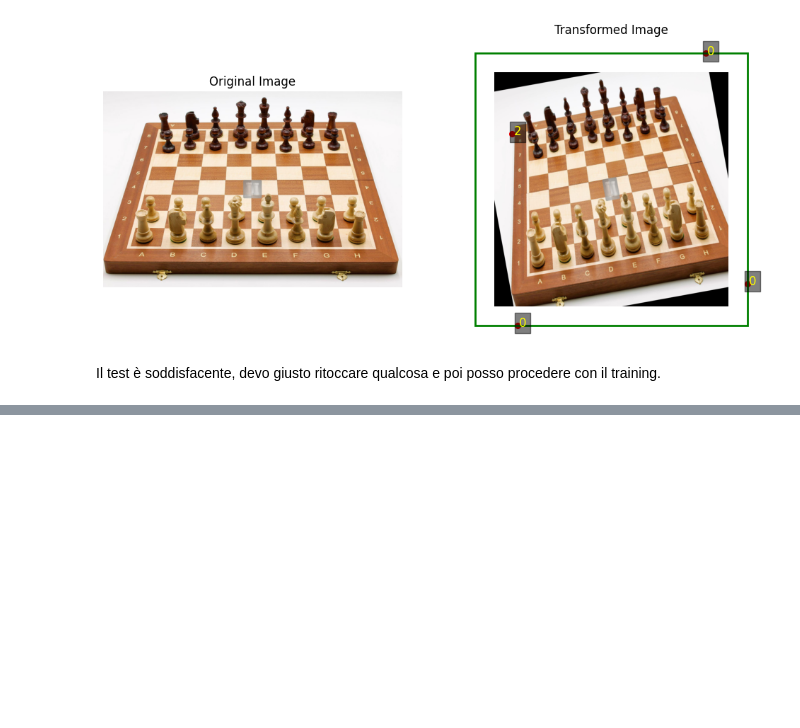
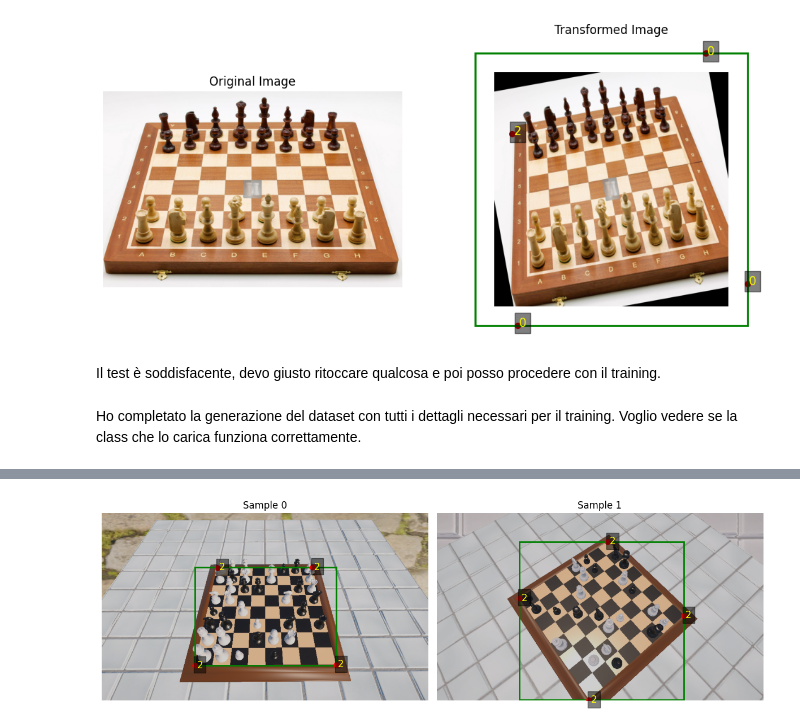
Before and after one commit to Maurino666/ChessVision, a Jupyter notebook: task_analysis.ipynb, the cells around one changed output, grey strips where cells are left out. Saved outputs shown, nothing was run; the diff lists cells and outputs as text; code cells hidden in the pictures; blank space fills up the shorter version.

Commit message:
Tested dataset generation.

```diff
--- a/task_analysis.ipynb
+++ b/task_analysis.ipynb
@@ -566,3 +566,81 @@ New keypoints_visible: tensor([2, 0, 0, 0])
 [figure]
 # %% [markdown]
 Il test è soddisfacente, devo giusto ritoccare qualcosa e poi posso procedere con il training.
+# %% [markdown]
+Ho completato la generazione del dataset con tutti i dettagli necessari per il training. Voglio vedere se la class che lo carica funziona correttamente.
+# %%
+from dataset import ChessboardCornersDataset
+import matplotlib.pyplot as plt
+import matplotlib.patches as patches
+import torch
+import torchvision.transforms.functional as F
+
+# Esempio di cella Jupyter per testare la classe ChessboardCornersDataset
+# e visualizzare un paio di campioni con keypoints e relativa visibilità.
+
+# 1) Creazione del dataset (assicurati di avere un file CSV con le colonne richieste)
+dataset_root = "dataset/images"
+csv_file = "dataset/corners.csv"
+
+dataset = ChessboardCornersDataset(root=dataset_root, csv_file=csv_file, transforms=None)
+
+# 2) Prendiamo un paio di esempi dal dataset e li mostriamo a video
+num_examples = 2  # quanti campioni mostrare
+
+plt.figure(figsize=(12, 6))
+for i in range(num_examples):
+    # Otteniamo immagine e target dal dataset
+    img_tensor, target = dataset[i]
+
+    # img_tensor è un Tensor [C, H, W] -> convertiamolo a PIL per visualizzarlo
+    img_pil = F.to_pil_image(img_tensor)
+
+    # Chiave "keypoints": shape [1,4,2]
+    # Chiave "keypoints_visible": shape [1,4]
+    # "boxes": shape [1,4] (xmin, ymin, xmax, ymax)
+    keypoints = target["keypoints"][0]          # -> [4, 2]
+    keypoints_vis = target["keypoints_visible"][0]  # -> [4]
+    boxes = target["boxes"][0]                 # -> [4]
+
+    #Stampo il target per vedere se è tutto corretto
+    print(f"Sample {i} - Target:\n{target}\n")
+
+    # Ricaviamo i bounding box per disegnarlo
+    xmin, ymin, xmax, ymax = boxes.tolist()
+    box_width = xmax - xmin
+    box_height = ymax - ymin
+
+    # 3) Visualizziamo
+    plt.subplot(1, num_examples, i+1)
+    plt.imshow(img_pil)
+    plt.title(f"Sample {i}")
+    plt.axis("off")
+
+    # Disegnamo bounding box in verde
+    current_axis = plt.gca()
+    rect = patches.Rectangle(
+        (xmin, ymin), box_width, box_height,
+        linewidth=2, edgecolor='green', facecolor='none'
+    )
+    current_axis.add_patch(rect)
+
+    # Disegnamo i keypoints in rosso
+    x_coords = keypoints[:, 0].cpu().numpy()
+    y_coords = keypoints[:, 1].cpu().numpy()
+    plt.scatter(x_coords, y_coords, c='red', s=40)
+
+    # 4) Mostriamo la visibilità come testo vicino ai punti
+    for j in range(keypoints_vis.shape[0]):
+        vis_val = int(keypoints_vis[j].item())
+        plt.text(
+            x_coords[j] + 5,
+            y_coords[j] + 5,
+            str(vis_val),
+            color="yellow",
+            fontsize=12,
+            bbox=dict(facecolor='black', alpha=0.5)
+        )
+
+plt.tight_layout()
+plt.show()
+# %% [output]
@@ -568,0 +658 @@ Il test è soddisfacente, devo giusto ritoccare qualcosa e poi posso procedere c
+[figure, added]
```
Also changed, not shown: parts of 1 cell of this notebook.
